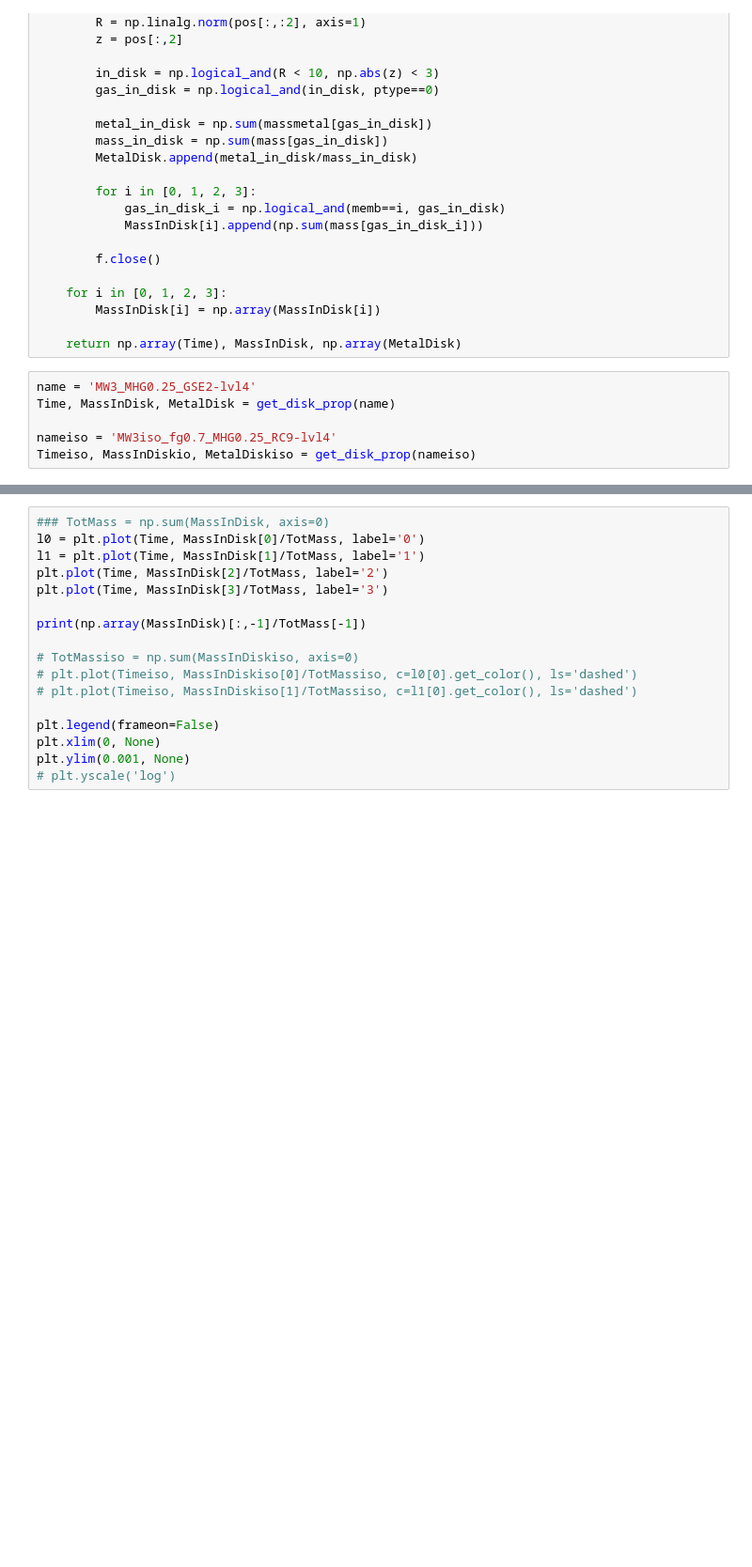
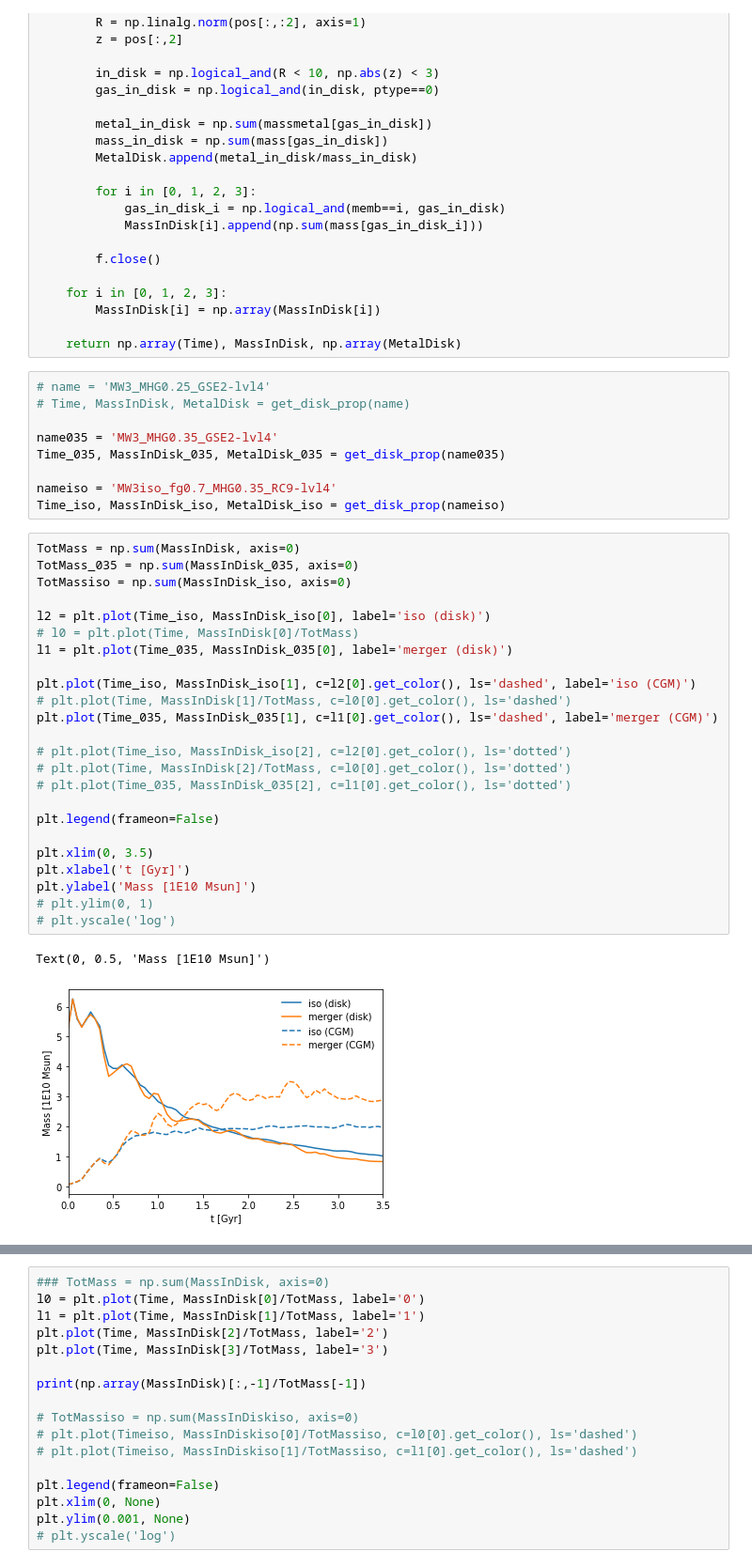
Before and after one commit to gusbeane/GSEgas, a Jupyter notebook: notebooks/MC_tracer.ipynb, the cells around one changed output, grey strips where cells are left out. Shown: that part at 94% size. Saved outputs shown, nothing was run; the diff lists cells and outputs as text; blank space fills up the shorter version.

```diff
--- a/notebooks/MC_tracer.ipynb
+++ b/notebooks/MC_tracer.ipynb
@@ -288,8 +288,38 @@ def get_disk_prop(name):
 
     return np.array(Time), MassInDisk, np.array(MetalDisk)
 # %%
-name = 'MW3_MHG0.25_GSE2-lvl4'
-Time, MassInDisk, MetalDisk = get_disk_prop(name)
+# name = 'MW3_MHG0.25_GSE2-lvl4'
+# Time, MassInDisk, MetalDisk = get_disk_prop(name)
 
-nameiso = 'MW3iso_fg0.7_MHG0.25_RC9-lvl4'
-Timeiso, MassInDiskio, MetalDiskiso = get_disk_prop(nameiso)
+name035 = 'MW3_MHG0.35_GSE2-lvl4'
+Time_035, MassInDisk_035, MetalDisk_035 = get_disk_prop(name035)
+
+nameiso = 'MW3iso_fg0.7_MHG0.35_RC9-lvl4'
+Time_iso, MassInDisk_iso, MetalDisk_iso = get_disk_prop(nameiso)
+# %%
+TotMass = np.sum(MassInDisk, axis=0)
+TotMass_035 = np.sum(MassInDisk_035, axis=0)
+TotMassiso = np.sum(MassInDisk_iso, axis=0)
+
+l2 = plt.plot(Time_iso, MassInDisk_iso[0], label='iso (disk)')
+# l0 = plt.plot(Time, MassInDisk[0]/TotMass)
+l1 = plt.plot(Time_035, MassInDisk_035[0], label='merger (disk)')
+
+plt.plot(Time_iso, MassInDisk_iso[1], c=l2[0].get_color(), ls='dashed', label='iso (CGM)')
+# plt.plot(Time, MassInDisk[1]/TotMass, c=l0[0].get_color(), ls='dashed')
+plt.plot(Time_035, MassInDisk_035[1], c=l1[0].get_color(), ls='dashed', label='merger (CGM)')
+
+# plt.plot(Time_iso, MassInDisk_iso[2], c=l2[0].get_color(), ls='dotted')
+# plt.plot(Time, MassInDisk[2]/TotMass, c=l0[0].get_color(), ls='dotted')
+# plt.plot(Time_035, MassInDisk_035[2], c=l1[0].get_color(), ls='dotted')
+
+plt.legend(frameon=False)
+
+plt.xlim(0, 3.5)
+plt.xlabel('t [Gyr]')
+plt.ylabel('Mass [1E10 Msun]')
+# plt.ylim(0, 1)
+# plt.yscale('log')
+# %% [output]
+Text(0, 0.5, 'Mass [1E10 Msun]')
+[figure, added]
```
Also changed, not shown: parts of 2 cells of this notebook, 3 other files.
